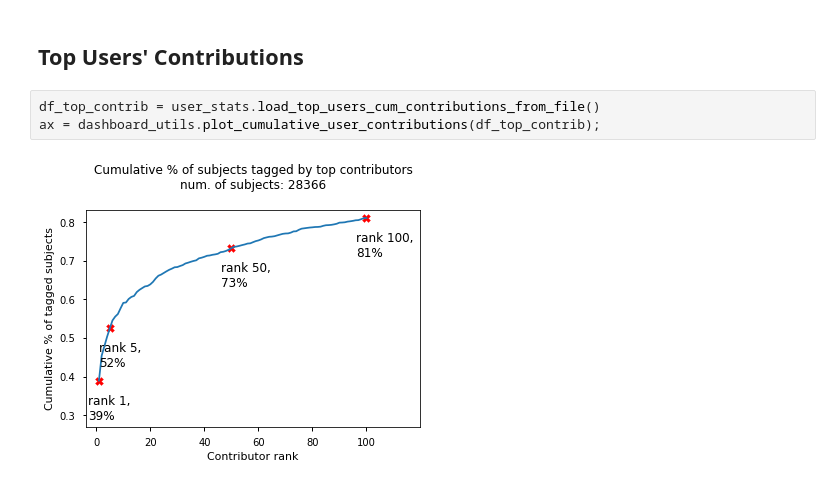
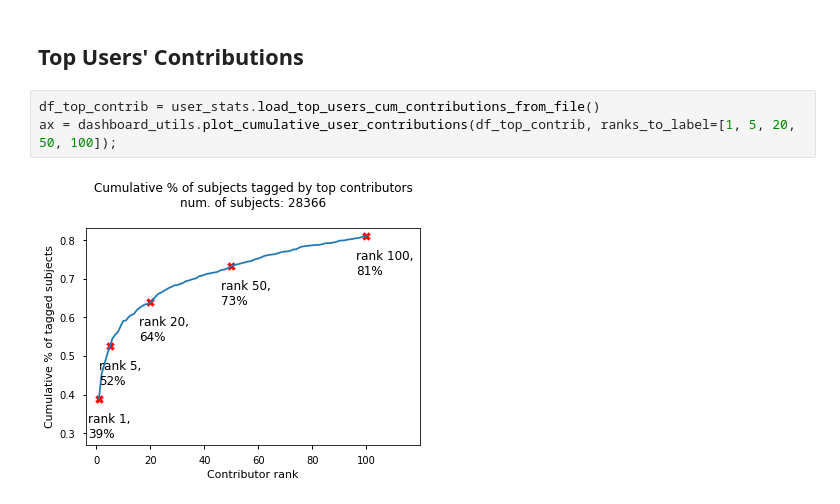
Before and after one commit to orionlee/pht_eb_stats2, a Jupyter notebook: src/dashboard_participants.ipynb, the cells around one changed output. Drawn from its saved outputs; the diff is of its cells as text.

```diff
--- a/src/dashboard_participants.ipynb
+++ b/src/dashboard_participants.ipynb
@@ -110,6 +110,6 @@ ax.set_title(f"Subjects with eb_score >= {max_eb_score}");
 ## Top Users' Contributions
 # %%
 df_top_contrib = user_stats.load_top_users_cum_contributions_from_file()
-ax = dashboard_utils.plot_cumulative_user_contributions(df_top_contrib);
+ax = dashboard_utils.plot_cumulative_user_contributions(df_top_contrib, ranks_to_label=[1, 5, 20, 50, 100]);
 # %% [output]
-[figure, old version]
+[figure, new version]
```
Also changed, not shown: parts of 4 cells of this notebook, 1 other file.
